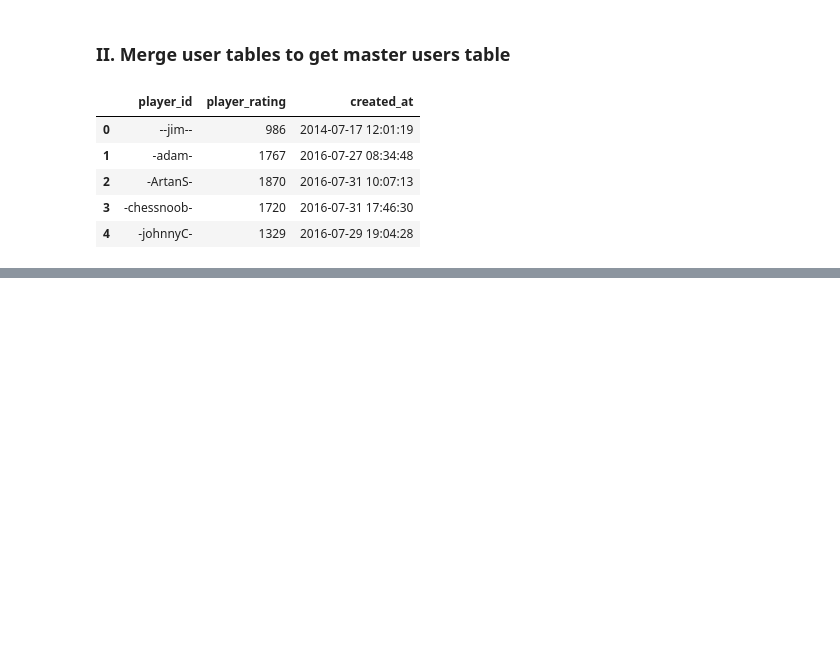
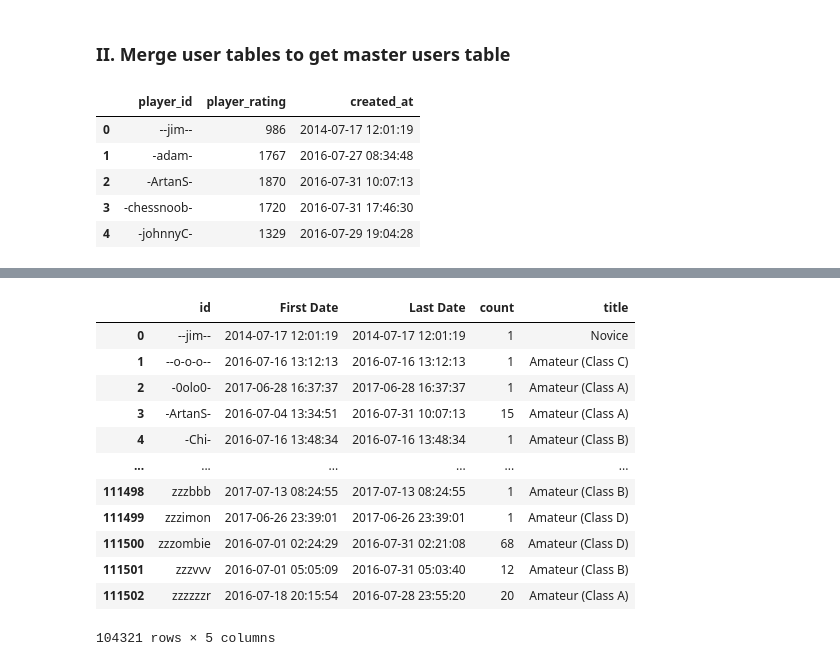
Before and after one commit to Nveatch/Chess_Games_Group_Analysis, a Jupyter notebook: preprocessing/SQL_to_tableau_preprocessing.ipynb, the cells around one changed output, grey strips where cells are left out. Cells and saved outputs as stored; diff of their text form; code cells hidden in the pictures; blank space fills up the shorter version.

```diff
--- a/preprocessing/SQL_to_tableau_preprocessing.ipynb
+++ b/preprocessing/SQL_to_tableau_preprocessing.ipynb
@@ -150,0 +189,33 @@ users_df.to_csv("../datasets/tableau/chess_users_tableau.csv")
+# %%
+# Get first and last game date
+games_df=(chess_games_df.groupby(["id"], as_index=False)
+        .agg(**{'First Date':('created_at', 'first'),
+                'Last Date': ('created_at', 'last')}))
+# %%
+# Use users dictionary to get number of games per person
+games_df["count"]=games_df["id"].map(users_dict)
+# %%
+# Get dictionary of player titles
+title_dict=pd.Series(users_df.player_title.values,index=users_df.player_id).to_dict()
+# %%
+# Add player titles
+games_df["title"]=games_df["id"].map(title_dict)
+# %%
+# Get users with same year and month date
+games_df=games_df.loc[games_df["First Date"].dt.year == games_df["Last Date"].dt.year]
+games_df=games_df.loc[games_df["First Date"].dt.month == games_df["Last Date"].dt.month]
+games_df
+# %% [output]
+|  | id | First Date | Last Date | count | title |
+| 0 | --jim-- | 2014-07-17 12:01:19 | 2014-07-17 12:01:19 | 1 | Novice |
+| 1 | --o-o-o-- | 2016-07-16 13:12:13 | 2016-07-16 13:12:13 | 1 | Amateur (Class C) |
+| 2 | -0olo0- | 2017-06-28 16:37:37 | 2017-06-28 16:37:37 | 1 | Amateur (Class A) |
+| 3 | -ArtanS- | 2016-07-04 13:34:51 | 2016-07-31 10:07:13 | 15 | Amateur (Class A) |
+| 4 | -Chi- | 2016-07-16 13:48:34 | 2016-07-16 13:48:34 | 1 | Amateur (Class B) |
+| ... | ... | ... | ... | ... | ... |
+| 111498 | zzzbbb | 2017-07-13 08:24:55 | 2017-07-13 08:24:55 | 1 | Amateur (Class B) |
+| 111499 | zzzimon | 2017-06-26 23:39:01 | 2017-06-26 23:39:01 | 1 | Amateur (Class D) |
+| 111500 | zzzombie | 2016-07-01 02:24:29 | 2016-07-31 02:21:08 | 68 | Amateur (Class D) |
+| 111501 | zzzvvv | 2016-07-01 05:05:09 | 2016-07-31 05:03:40 | 12 | Amateur (Class B) |
+| 111502 | zzzzzzr | 2016-07-18 20:15:54 | 2016-07-28 23:55:20 | 20 | Amateur (Class A) |
+104321 rows × 5 columns
```
Also changed, not shown: parts of 16 cells of this notebook, 2 other files.
